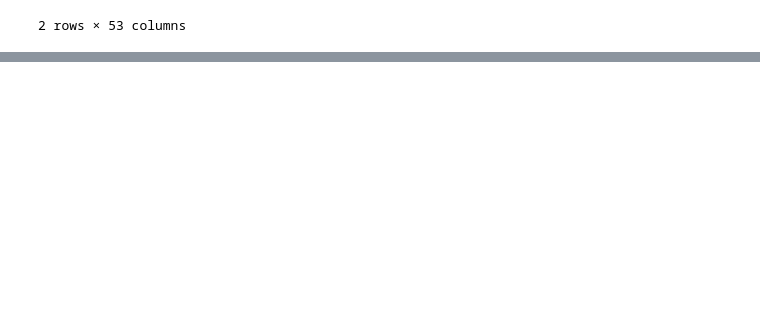
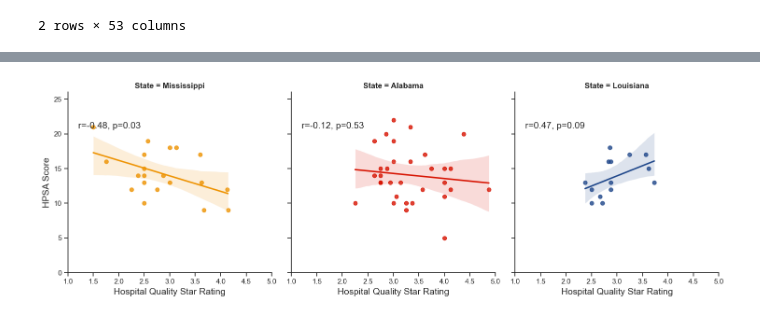
Before and after one commit to valeriemagalong/Healthcare-Shortages, a Jupyter notebook: cms_eda.ipynb, the cells around one changed output, grey strips where cells are left out. Cells and saved outputs as stored; diff of their text form; code cells hidden in the pictures; blank space fills up the shorter version.

```diff
--- a/cms_eda.ipynb
+++ b/cms_eda.ipynb
@@ -749,0 +801,6 @@ hn[hn['Year'] == 2023]
+# %%
+# Get descriptive statistics for HPSA Score and store in a new dataframe called county_hpsa
+county_hpsa = a_counties['HPSA Score'].describe().reset_index(level = ['State', 'Common State County FIPS Code', 'County HPSA Status'])
+# %%
+# Drop NaNs from mean column in county_hpsa (since non-shortage counties don't have a reported HPSA Score)
+county_hpsa.dropna(subset = 'mean', inplace = True)
@@ -749,0 +812,6 @@ hn[hn['Year'] == 2023]
+# %%
+# Iterate through each county, and add a column to the county_hpsa dataframe for the corresponding average star rating in that county
+for county in county_hpsa['Common State County FIPS Code']:
+    county_row = county_stars[county_stars['Common State County FIPS Code'] == county]
+    county_rating = float(county_row['mean'].iloc[0])
+    county_hpsa.loc[county_hpsa['Common State County FIPS Code'] == county, 'Hospital Quality Star Rating'] = county_rating
@@ -749,0 +828,3 @@ hn[hn['Year'] == 2023]
+# %%
+# Rename the mean column to HPSA Score
+county_hpsa.rename(columns = {'mean': 'HPSA Score'}, inplace = True)
@@ -749,0 +854,18 @@ hn[hn['Year'] == 2023]
+# %%
+# Define a function annotate that gets the current plot in the grid and annotates the pearson r and p-value onto the plot
+def annotate(data, x, y, **kws):
+    bool_mask = (data[x].notna()) & (data[y].notna())
+    r, p = sp.stats.pearsonr(data.loc[bool_mask, x], data.loc[bool_mask, y])
+    ax = plt.gca()
+    ax.text(.05, .8, 'r={:.2f}, p={:.2f}'.format(r, p), transform = ax.transAxes)
+
+# Create scatterplots for each state
+scatter = sns.lmplot(county_hpsa, x = 'Hospital Quality Star Rating', y = 'HPSA Score', col = 'State', hue = 'State',
+                     col_order = ['Mississippi', 'Alabama', 'Louisiana'], palette = custom_palette).set(xlim = (1, 5), ylim = (0, 26))
+
+# Plot the Pearson r values and p values
+scatter.map_dataframe(annotate, x = 'Hospital Quality Star Rating', y = 'HPSA Score')
+
+plt.show()
+# %% [output]
+[figure, added]
```
Also changed, not shown: parts of 15 cells of this notebook, 1 other file.
